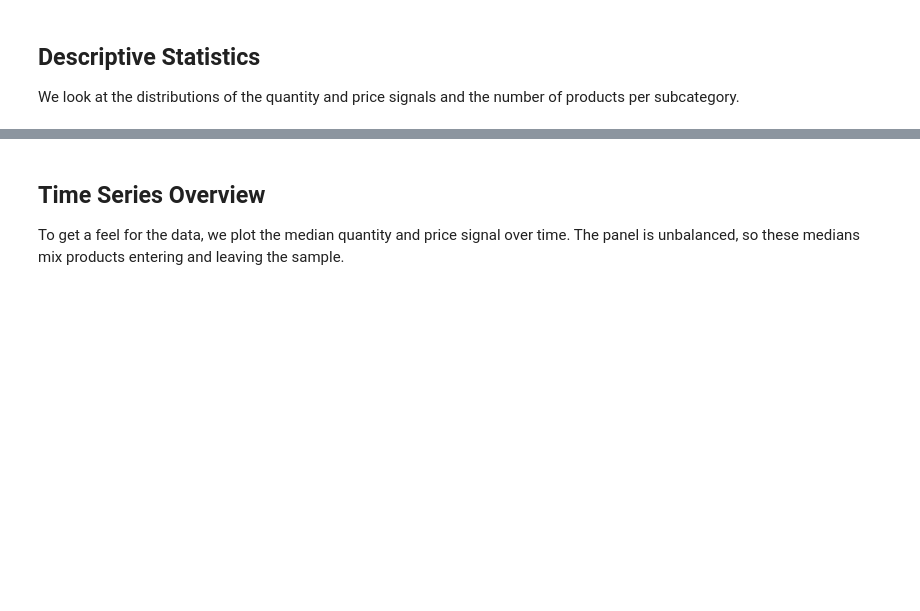
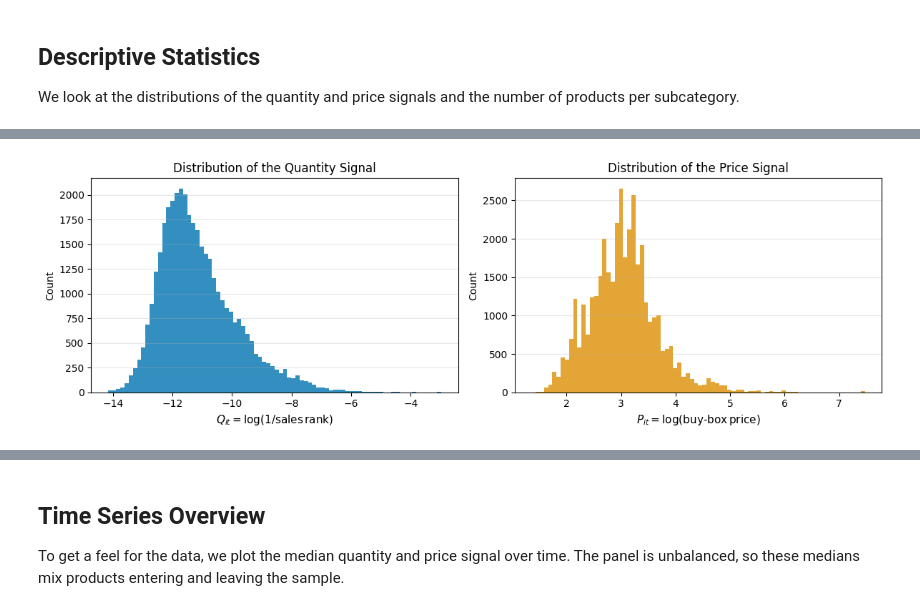
Before and after one commit to JanTeichertKluge/demand-analysis-labs, a Jupyter notebook: 01_data_preparation.ipynb, the cells around one changed output, grey strips where cells are left out. Saved outputs shown, nothing was run; the diff lists cells and outputs as text; code cells hidden in the pictures; blank space fills up the shorter version.

```diff
--- a/01_data_preparation.ipynb
+++ b/01_data_preparation.ipynb
@@ -78,20 +122,22 @@ df_train[["Q_t", "P_t", "REVIEW_COUNT", "RATING"]].describe().round(3)
 # %%
 fig, axes = plt.subplots(1, 2, figsize=(12, 4))
 
 axes[0].hist(df_train["Q_t"].dropna(), bins=80, color=palette[0], alpha=0.8, edgecolor="none")
 axes[0].set_xlabel("$Q_{it} = \\log(1/\\mathrm{sales\\, rank})$", fontsize=11)
 axes[0].set_ylabel("Count")
 axes[0].set_title("Distribution of the Quantity Signal")
 axes[0].grid(axis="y", alpha=0.3)
 
-axes[1].hist(df_train["P_t"].dropna(), bins=80, color=palette[1], alpha=0.8, edgecolor="none")
+axes[1].hist(df_train["P_bb_t"].dropna(), bins=80, color=palette[1], alpha=0.8, edgecolor="none")
 axes[1].set_xlabel("$P_{it} = \\log(\\mathrm{buy\\text{-}box\\, price})$", fontsize=11)
 axes[1].set_ylabel("Count")
 axes[1].set_title("Distribution of the Price Signal")
 axes[1].grid(axis="y", alpha=0.3)
 
 plt.tight_layout()
 plt.show()
+# %% [output]
+[figure, added]
 # %%
 if "subcat_aggregated" in df_train.columns:
     print("Products per subcategory (training set):")
```
Also changed, not shown: parts of 13 cells of this notebook, 1 other file.
